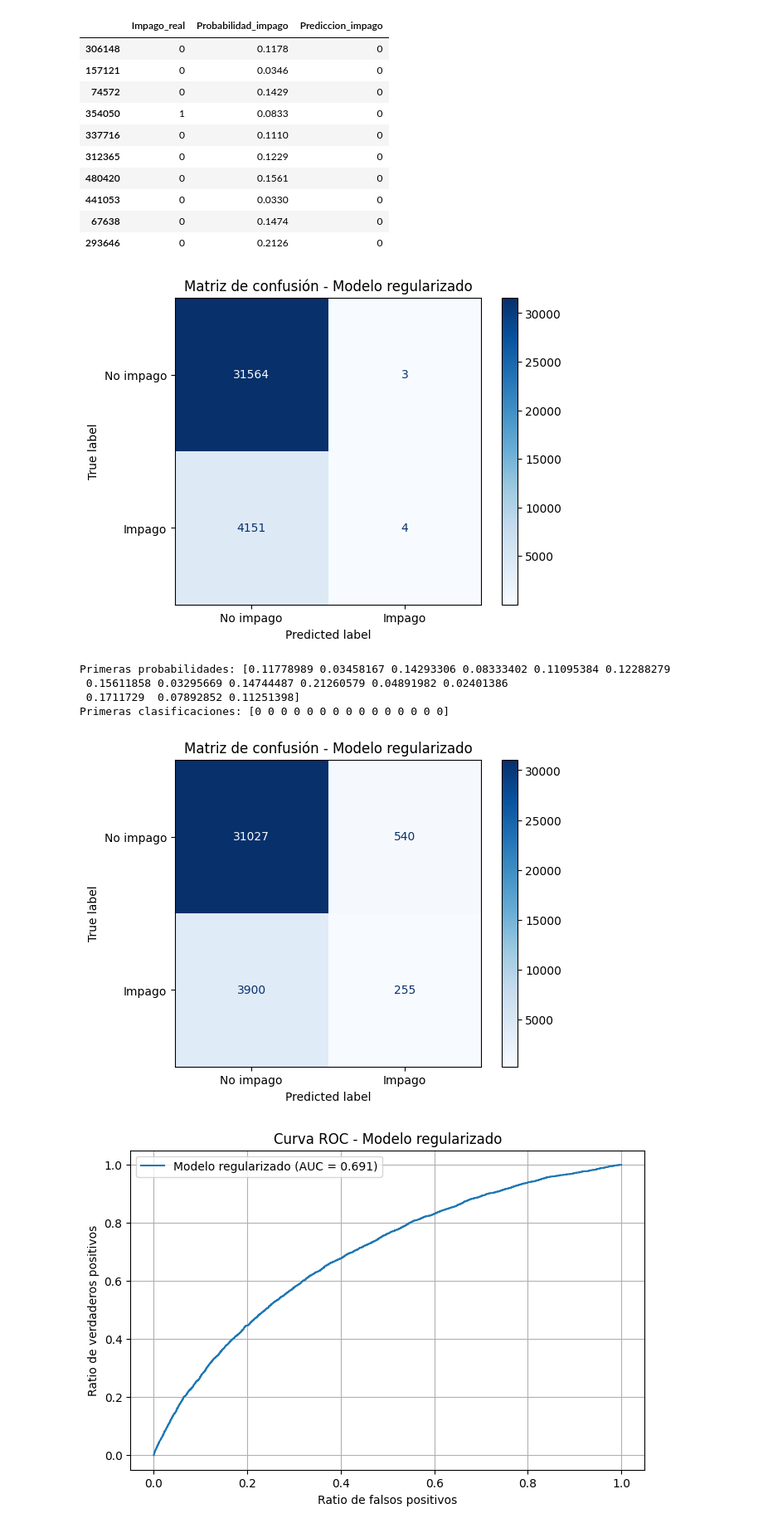
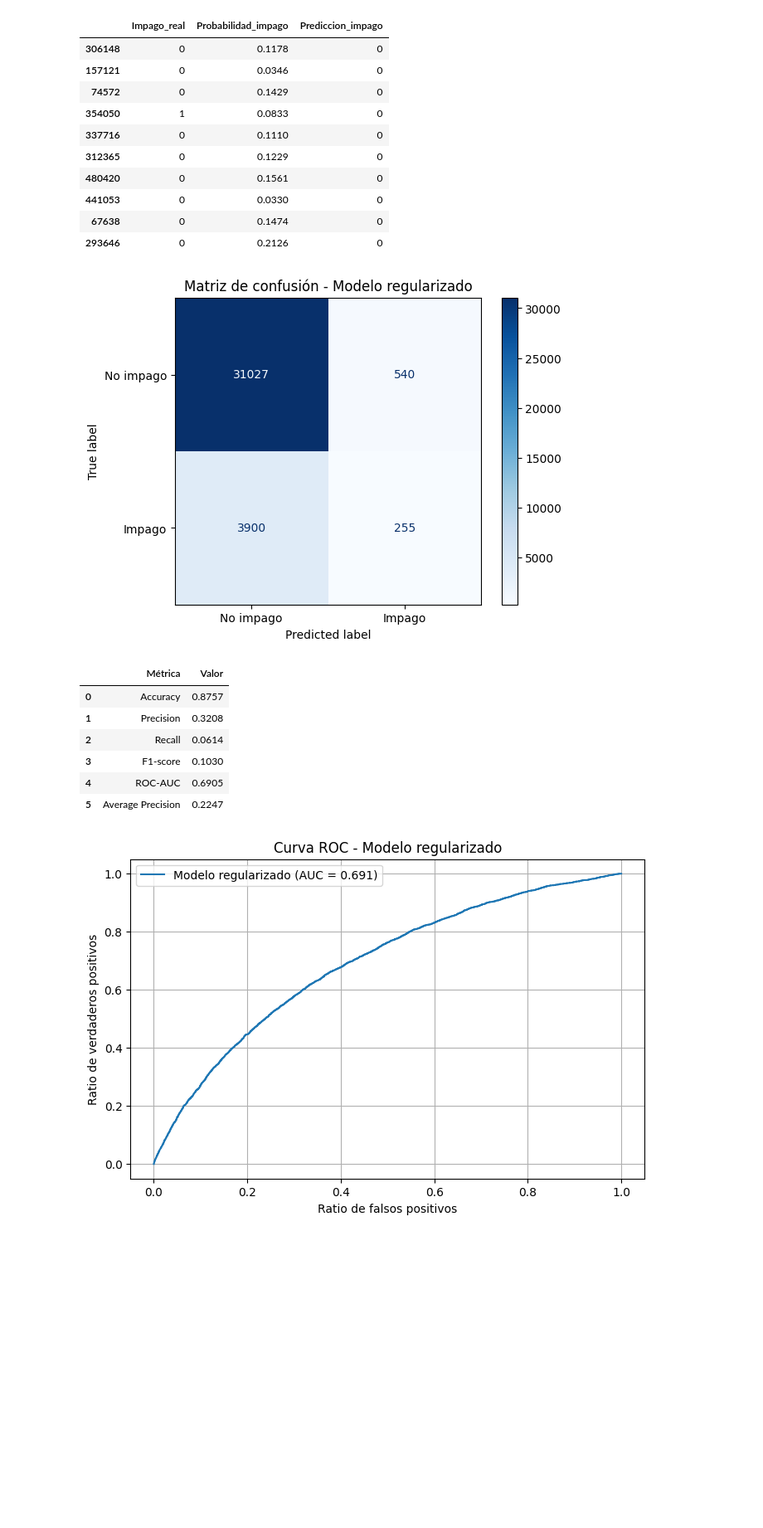
Before and after one commit to Pablocordobaa/Reto-5-azul-claro, a Jupyter notebook: modelo_impago.ipynb, the cells around one changed output. Shown at 83% size. Saved outputs shown, nothing was run; the diff lists cells and outputs as text; code cells hidden in the pictures; blank space fills up the shorter version.

Commit message:
modelo definitivo

```diff
--- a/modelo_impago.ipynb
+++ b/modelo_impago.ipynb
@@ -409 +356,8 @@ metricas
+# %%
+
+# Calculamos las probabilidades de impago del modelo regularizado
+probabilidades_impago = modelo_regularizado.predict_proba(X_test_reg)[:, 1]
+
+# Convertimos las probabilidades en clasificaciones (0 o 1)
+clasificacion_regularizada = np.where(probabilidades_impago >= 0.3, 1, 0)
 # %%
@@ -442,6 +396,7 @@ resultados_regularizados.head(10)
 | 67638 | 0 | 0.1474 | 0 |
 | 293646 | 0 | 0.2126 | 0 |
 # %%
+#Calculamos el acierto del modelo regularizado y lo imprimimos en porcentaje, así como el error del modelo.
 from sklearn.metrics import confusion_matrix, ConfusionMatrixDisplay
 
 matriz = confusion_matrix(
@@ -459,40 +414,37 @@ disp.plot(cmap="Blues", values_format="d")
 plt.title("Matriz de confusión - Modelo regularizado")
 plt.show()
 # %% [output]
-[figure, old version]
+[figure, new version]
-# %%
-# Probabilidad de impago (clase 1)
-probabilidades_impago_nuevas = modelo_regularizado.predict_proba(
-    X_test_reg
-)[:, 1]
-
-# Clasificación utilizando el umbral 0.3
-clasificacion_regularizada_nuevas = np.where(
-    probabilidades_impago_nuevas >= 0.3, 1, 0
-)
-
-print("Primeras probabilidades:", probabilidades_impago_nuevas[:15])
-print("Primeras clasificaciones:", clasificacion_regularizada_nuevas[:15])
-# %% [output]
-Primeras probabilidades: [0.11778989 0.03458167 0.14293306 0.08333402 0.11095384 0.12288279
- 0.15611858 0.03295669 0.14744487 0.21260579 0.04891982 0.02401386
- 0.1711729  0.07892852 0.11251398]
-Primeras clasificaciones: [0 0 0 0 0 0 0 0 0 0 0 0 0 0 0]
-# %%
-matriz = confusion_matrix(
-    y_test,
-    clasificacion_regularizada_nuevas,
-    labels=[0, 1]
-)
-
-disp = ConfusionMatrixDisplay(
-    confusion_matrix=matriz,
-    display_labels=["No impago", "Impago"]
-)
-
-disp.plot(cmap="Blues", values_format="d")
-plt.title("Matriz de confusión - Modelo regularizado")
-plt.show()
-# %% [output]
-[figure, removed]
+# %%
+# realizamos un informe de clasificación para el modelo regularizado, que incluye métricas como precisión, recall y f1-score.
+metricas = pd.DataFrame({
+    "Métrica": [
+        "Accuracy",
+        "Precision",
+        "Recall",
+        "F1-score",
+        "ROC-AUC",
+        "Average Precision"
+    ],
+    "Valor": [
+        accuracy_score(y_test, clasificacion_regularizada),
+        precision_score(y_test, clasificacion_regularizada),
+        recall_score(y_test, clasificacion_regularizada),
+        f1_score(y_test, clasificacion_regularizada),
+        roc_auc_score(y_test, probabilidades_impago),
+        average_precision_score(y_test, probabilidades_impago)
+    ]
+})
+
+metricas["Valor"] = metricas["Valor"].round(4)
+
+metricas
+# %% [output]
+|  | Métrica | Valor |
+| 0 | Accuracy | 0.8757 |
+| 1 | Precision | 0.3208 |
+| 2 | Recall | 0.0614 |
+| 3 | F1-score | 0.1030 |
+| 4 | ROC-AUC | 0.6905 |
+| 5 | Average Precision | 0.2247 |
 # %%
```
Also changed, not shown: parts of 18 cells of this notebook.
